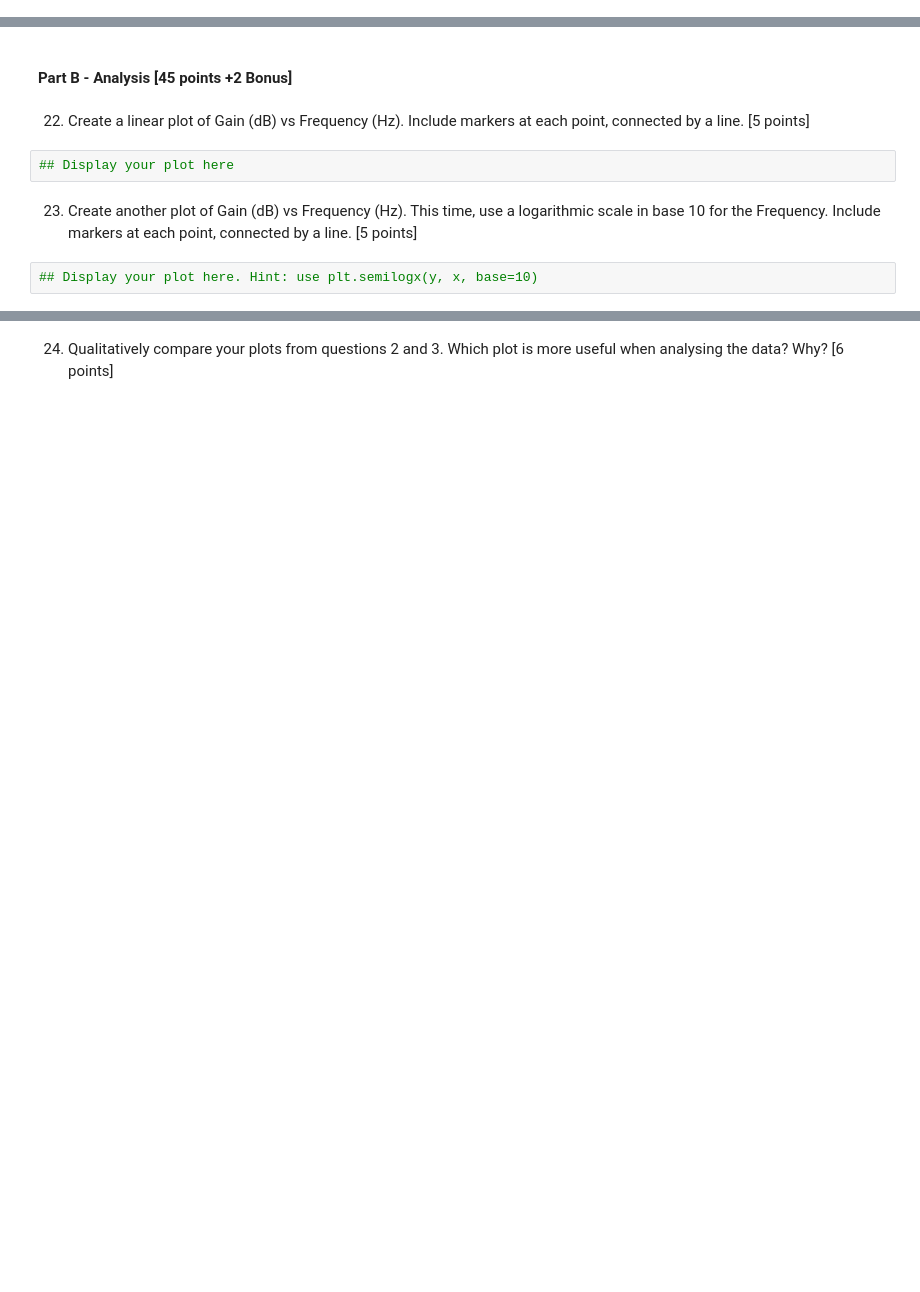
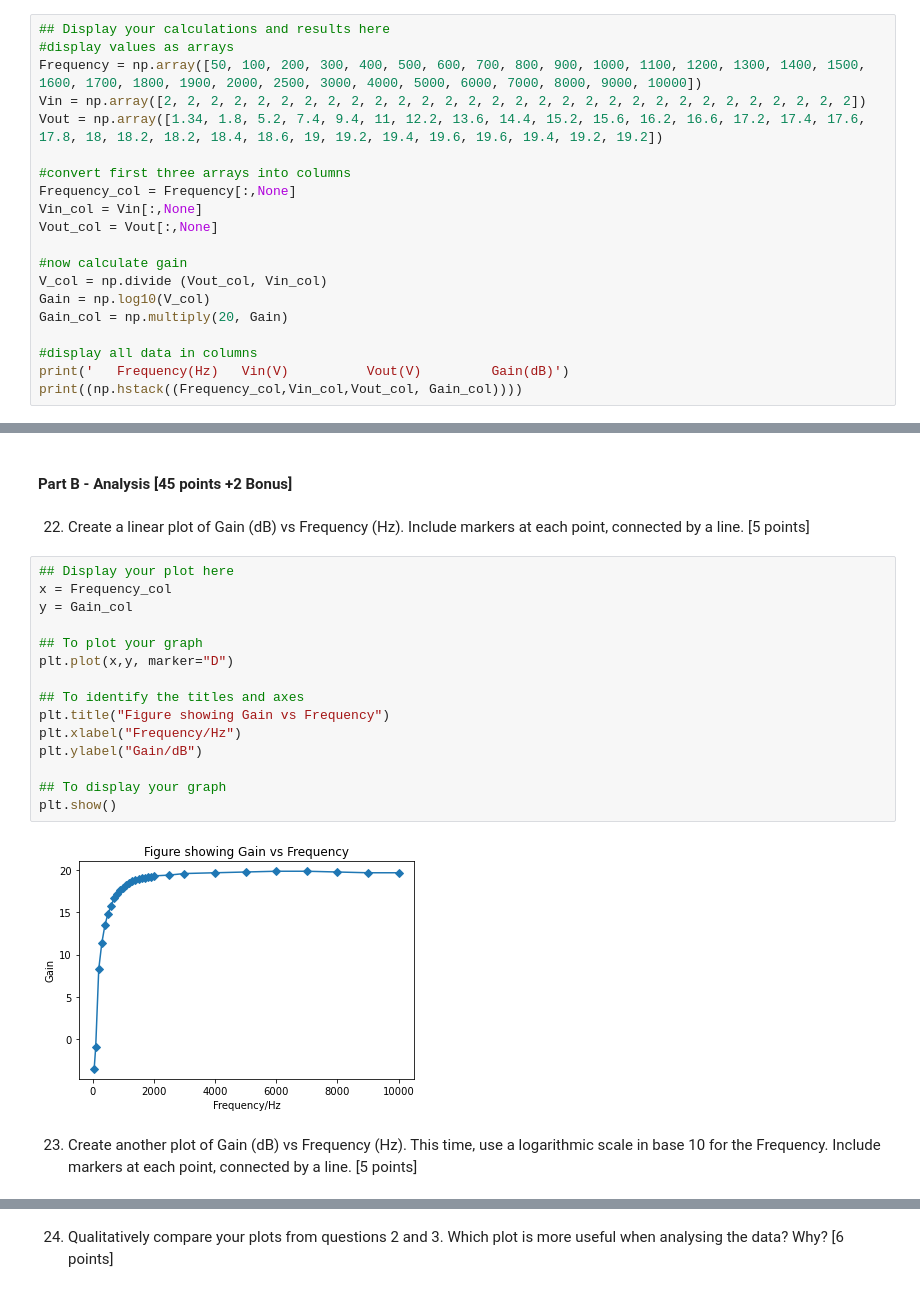
Before and after one commit to BaptisteRoques21/MECH-383, a Jupyter notebook: MECH383_Lab2_C0131_2.ipynb, the cells around one changed output, grey strips where cells are left out. Saved outputs shown, nothing was run; the diff lists cells and outputs as text; blank space fills up the shorter version.

```diff
--- a/MECH383_Lab2_C0131_2.ipynb
+++ b/MECH383_Lab2_C0131_2.ipynb
@@ -150,0 +174,20 @@ Analyzing plot 1, we can see that at low frequencies, the average gain is very l
+# %%
+## Display your calculations and results here
+#display values as arrays
+Frequency = np.array([50, 100, 200, 300, 400, 500, 600, 700, 800, 900, 1000, 1100, 1200, 1300, 1400, 1500, 1600, 1700, 1800, 1900, 2000, 2500, 3000, 4000, 5000, 6000, 7000, 8000, 9000, 10000])
+Vin = np.array([2, 2, 2, 2, 2, 2, 2, 2, 2, 2, 2, 2, 2, 2, 2, 2, 2, 2, 2, 2, 2, 2, 2, 2, 2, 2, 2, 2, 2, 2])
+Vout = np.array([1.34, 1.8, 5.2, 7.4, 9.4, 11, 12.2, 13.6, 14.4, 15.2, 15.6, 16.2, 16.6, 17.2, 17.4, 17.6, 17.8, 18, 18.2, 18.2, 18.4, 18.6, 19, 19.2, 19.4, 19.6, 19.6, 19.4, 19.2, 19.2])
+
+#convert first three arrays into columns
+Frequency_col = Frequency[:,None]
+Vin_col = Vin[:,None]
+Vout_col = Vout[:,None]
+
+#now calculate gain
+V_col = np.divide (Vout_col, Vin_col)
+Gain = np.log10(V_col)
+Gain_col = np.multiply(20, Gain)
+
+#display all data in columns
+print('   Frequency(Hz)   Vin(V)          Vout(V)         Gain(dB)')
+print((np.hstack((Frequency_col,Vin_col,Vout_col, Gain_col))))
@@ -152,9 +213,22 @@ Analyzing plot 1, we can see that at low frequencies, the average gain is very l
 #### Part B - Analysis [45 points +2 Bonus]
 # %% [markdown]
 22. Create a linear plot of Gain (dB) vs Frequency (Hz). Include markers at each point, connected by a line. [5 points]
-# %%
-## Display your plot here
+# %%
+## Display your plot here
+x = Frequency_col
+y = Gain_col
+
+## To plot your graph
+plt.plot(x,y, marker="D")
+
+## To identify the titles and axes
+plt.title("Figure showing Gain vs Frequency")
+plt.xlabel("Frequency/Hz")
+plt.ylabel("Gain/dB")
+
+## To display your graph
+plt.show()
+# %% [output]
+[figure, added]
 # %% [markdown]
 23. Create another plot of Gain (dB) vs Frequency (Hz). This time, use a logarithmic scale in base 10 for the Frequency. Include markers at each point, connected by a line. [5 points]
-# %%
-## Display your plot here. Hint: use plt.semilogx(y, x, base=10)
```
Also changed, not shown: parts of 26 cells of this notebook.
